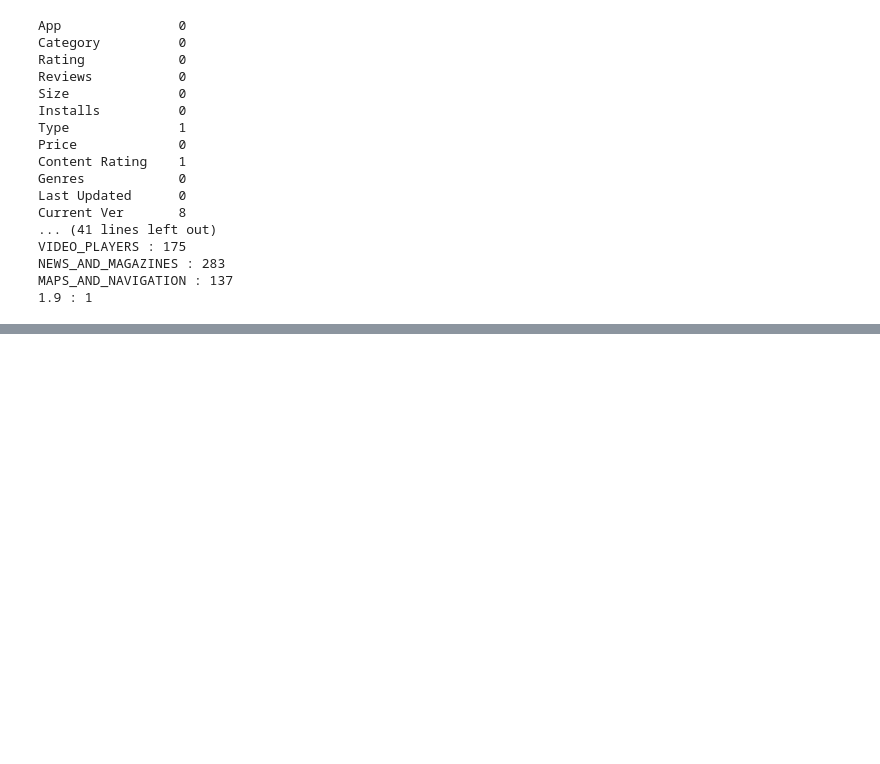
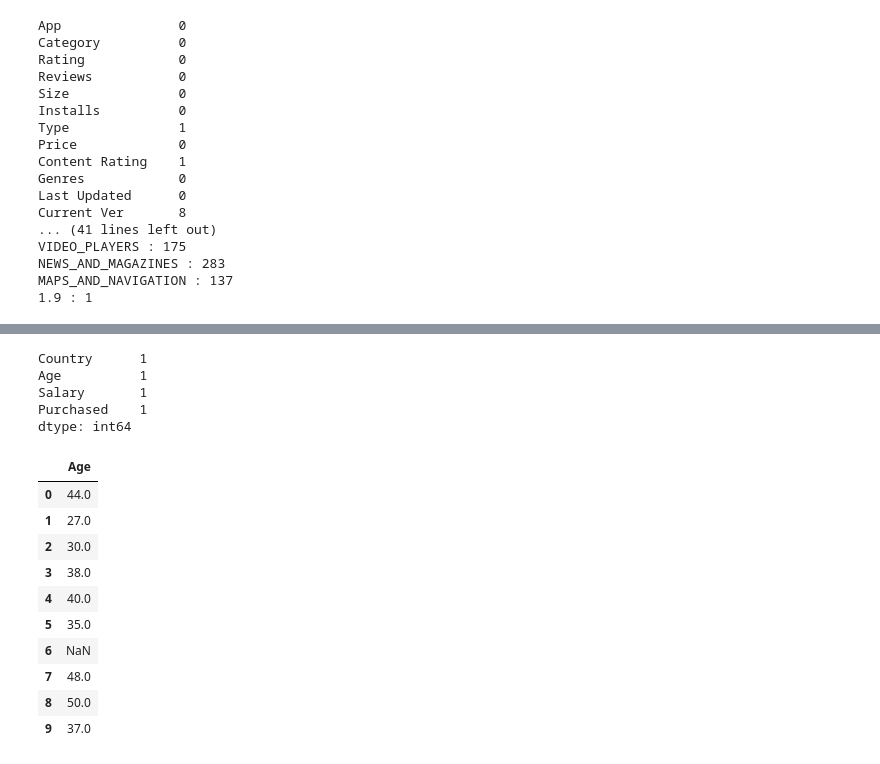
Before and after one commit to ashish12e/basics, a Jupyter notebook: pandas1.ipynb, the cells around one changed output, grey strips where cells are left out. Drawn from its saved outputs; the diff is of its cells as text; code cells hidden in the pictures; blank space fills up the shorter version.

```diff
--- a/pandas1.ipynb
+++ b/pandas1.ipynb
@@ -195,0 +308,25 @@ MAPS_AND_NAVIGATION : 137
+# %%
+#check isnull from above data set
+country_csv.isnull().sum()
+# %% [output]
+Country      1
+Age          1
+Salary       1
+Purchased    1
+dtype: int64
+# %%
+#iloc slicing - very similar to slicing
+# df.iloc[start_row : end_row, start_col : end:col]
+country_csv.iloc[:,1:2]
+# %% [output]
+|  | Age |
+| 0 | 44.0 |
+| 1 | 27.0 |
+| 2 | 30.0 |
+| 3 | 38.0 |
+| 4 | 40.0 |
+| 5 | 35.0 |
+| 6 | NaN |
+| 7 | 48.0 |
+| 8 | 50.0 |
+| 9 | 37.0 |
```
Also changed, not shown: parts of 21 cells of this notebook, 1 other file.
